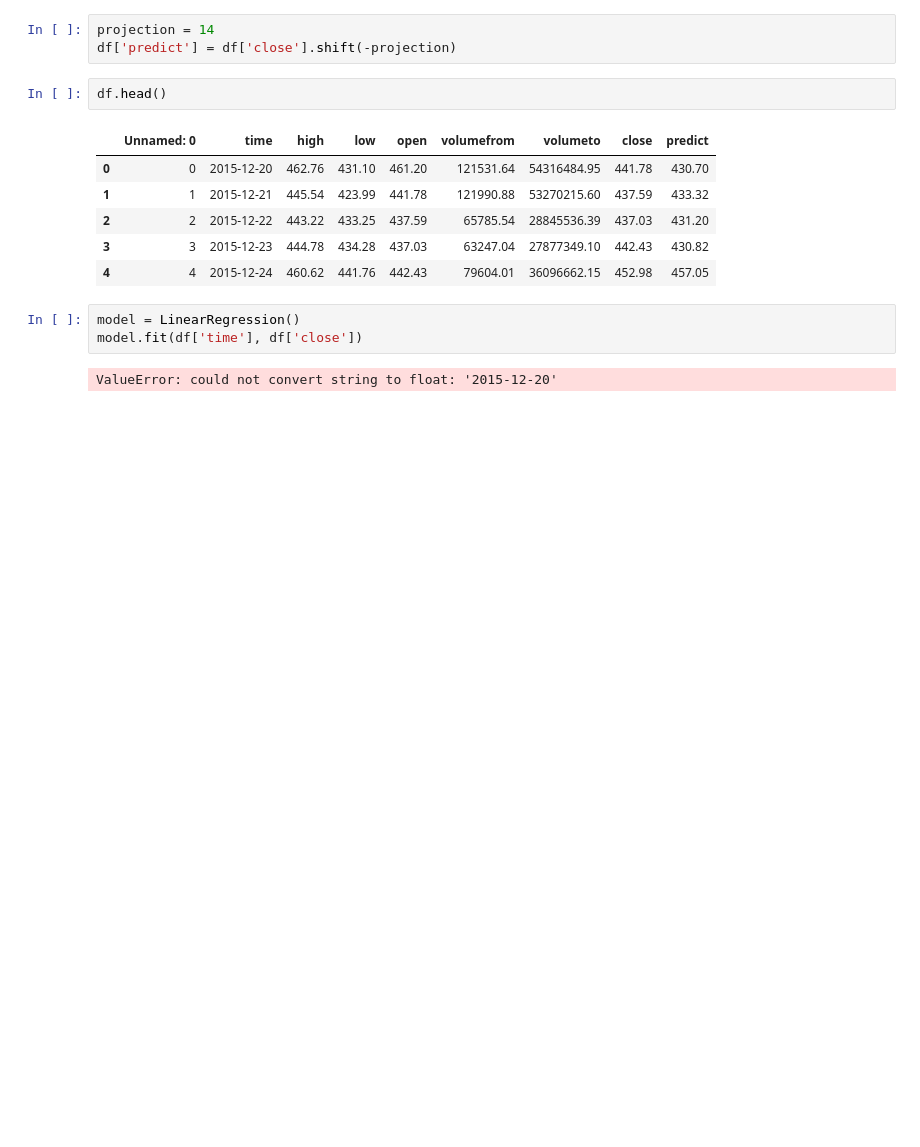
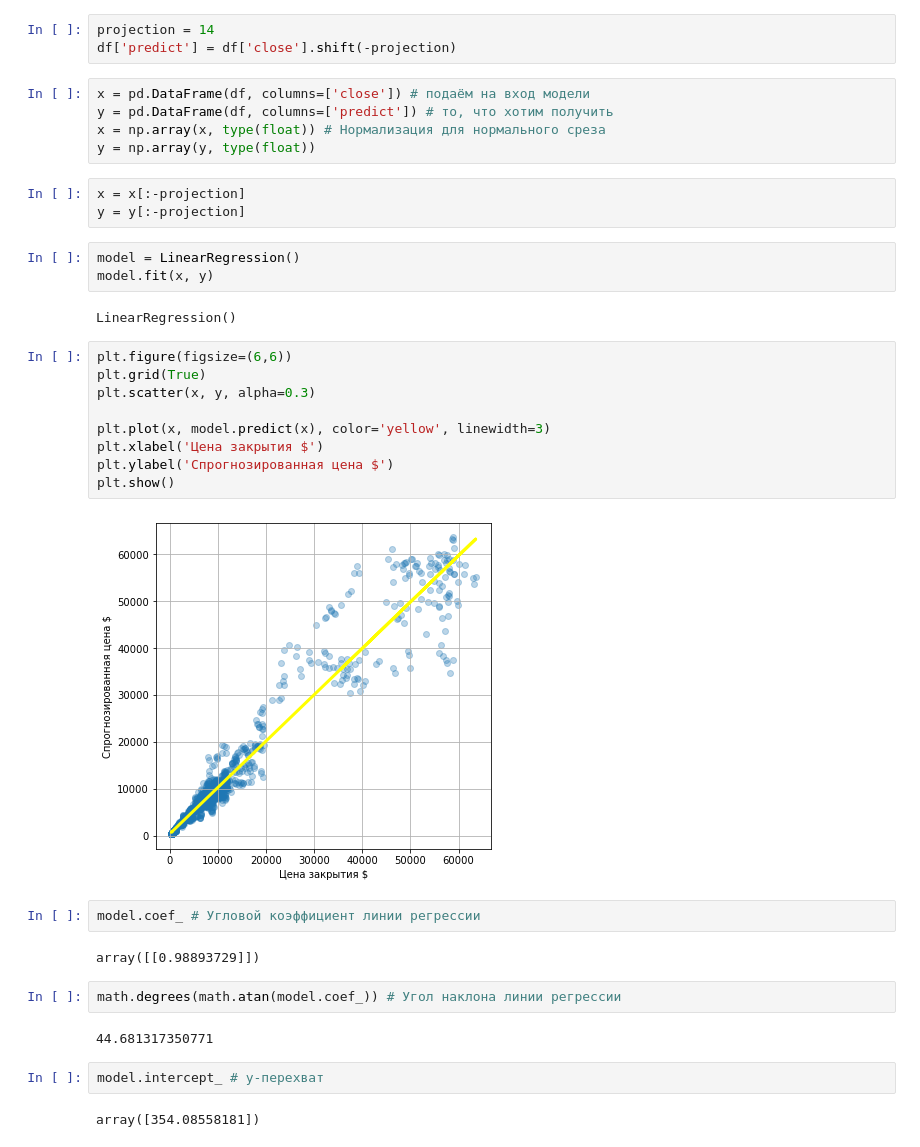
Before and after one commit to GeorgiiVoyakin/mirea-big-data, a Jupyter notebook: task-07/task-07.ipynb, the cells around one changed output. Saved outputs shown, nothing was run; the diff lists cells and outputs as text; blank space fills up the shorter version.

```diff
--- a/task-07/task-07.ipynb
+++ b/task-07/task-07.ipynb
@@ -23,17 +25,39 @@ df = pd.read_csv("bitcoin.csv")
 # %%
 projection = 14
 df['predict'] = df['close'].shift(-projection)
-# %%
-df.head()
-# %% [output]
-|  | Unnamed: 0 | time | high | low | open | volumefrom | volumeto | close | predict |
-| 0 | 0 | 2015-12-20 | 462.76 | 431.10 | 461.20 | 121531.64 | 54316484.95 | 441.78 | 430.70 |
-| 1 | 1 | 2015-12-21 | 445.54 | 423.99 | 441.78 | 121990.88 | 53270215.60 | 437.59 | 433.32 |
-| 2 | 2 | 2015-12-22 | 443.22 | 433.25 | 437.59 | 65785.54 | 28845536.39 | 437.03 | 431.20 |
-| 3 | 3 | 2015-12-23 | 444.78 | 434.28 | 437.03 | 63247.04 | 27877349.10 | 442.43 | 430.82 |
-| 4 | 4 | 2015-12-24 | 460.62 | 441.76 | 442.43 | 79604.01 | 36096662.15 | 452.98 | 457.05 |
+# %%
+x = pd.DataFrame(df, columns=['close']) # подаём на вход модели
+y = pd.DataFrame(df, columns=['predict']) # то, что хотим получить
+x = np.array(x, type(float)) # Нормализация для нормального среза
+y = np.array(y, type(float))
+# %%
+x = x[:-projection]
+y = y[:-projection]
 # %%
 model = LinearRegression()
-model.fit(df['time'], df['close'])
+model.fit(x, y)
 # %% [output]
-ValueError: could not convert string to float: '2015-12-20'
+LinearRegression()
+# %%
+plt.figure(figsize=(6,6))
+plt.grid(True)
+plt.scatter(x, y, alpha=0.3)
+
+plt.plot(x, model.predict(x), color='yellow', linewidth=3)
+plt.xlabel('Цена закрытия $')
+plt.ylabel('Спрогнозированная цена $')
+plt.show()
+# %% [output]
+[figure, added]
+# %%
+model.coef_ # Угловой коэффициент линии регрессии
+# %% [output]
+array([[0.98893729]])
+# %%
+math.degrees(math.atan(model.coef_)) # Угол наклона линии регрессии
+# %% [output]
+44.681317350771
+# %%
+model.intercept_ # y-перехват
+# %% [output]
+array([354.08558181])
```
Also changed, not shown: parts of 5 cells of this notebook, 2 other files.
